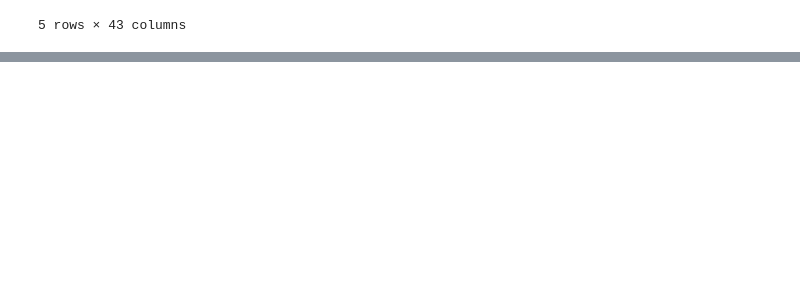
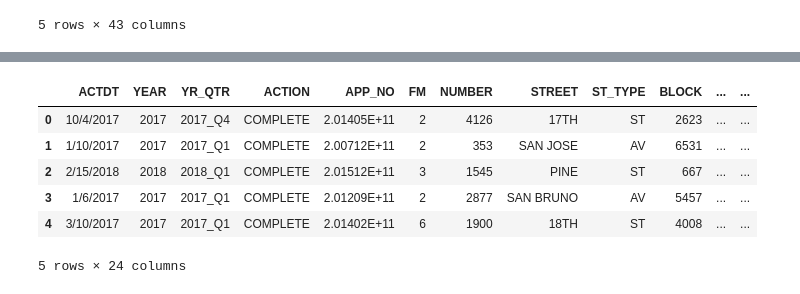
Before and after one commit to EmiliaPaz/EECS731_FinalProject, a Jupyter notebook: notebooks/TimeSeries.ipynb, the cells around one changed output, grey strips where cells are left out. Cells and saved outputs as stored; diff of their text form; code cells hidden in the pictures; blank space fills up the shorter version.

```diff
--- a/notebooks/TimeSeries.ipynb
+++ b/notebooks/TimeSeries.ipynb
@@ -59,0 +107,11 @@ final
+# %%
+houses = pd.read_csv("./../src/data/raw/housing_inventories.csv")
+houses.head()
+# %% [output]
+|  | ACTDT | YEAR | YR_QTR | ACTION | APP_NO | FM | NUMBER | STREET | ST_TYPE | BLOCK | ... | ... |
+| 0 | 10/4/2017 | 2017 | 2017_Q4 | COMPLETE | 2.01405E+11 | 2 | 4126 | 17TH | ST | 2623 | ... | ... |
+| 1 | 1/10/2017 | 2017 | 2017_Q1 | COMPLETE | 2.00712E+11 | 2 | 353 | SAN JOSE | AV | 6531 | ... | ... |
+| 2 | 2/15/2018 | 2018 | 2018_Q1 | COMPLETE | 2.01512E+11 | 3 | 1545 | PINE | ST | 667 | ... | ... |
+| 3 | 1/6/2017 | 2017 | 2017_Q1 | COMPLETE | 2.01209E+11 | 2 | 2877 | SAN BRUNO | AV | 5457 | ... | ... |
+| 4 | 3/10/2017 | 2017 | 2017_Q1 | COMPLETE | 2.01402E+11 | 6 | 1900 | 18TH | ST | 4008 | ... | ... |
+5 rows × 24 columns
```
Also changed, not shown: parts of 8 cells of this notebook.
